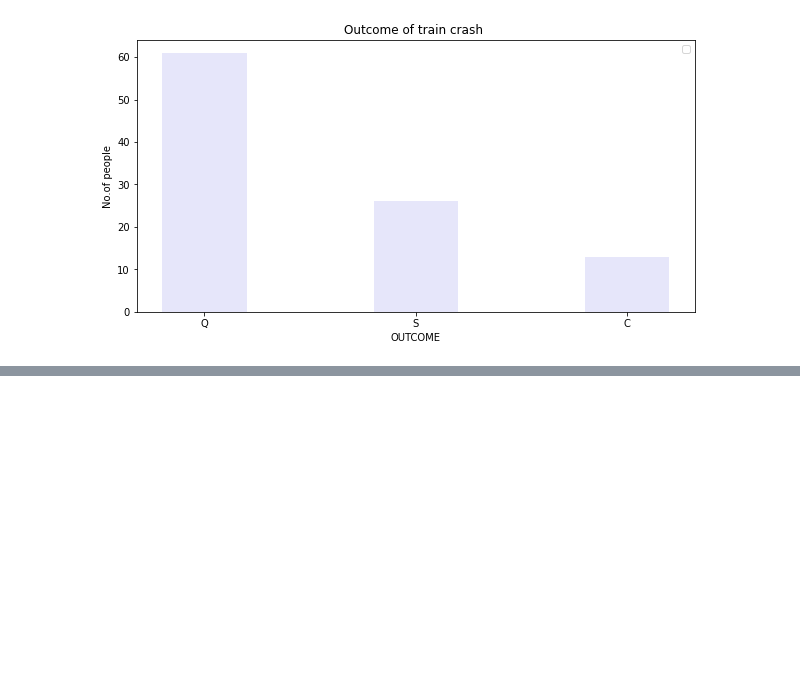
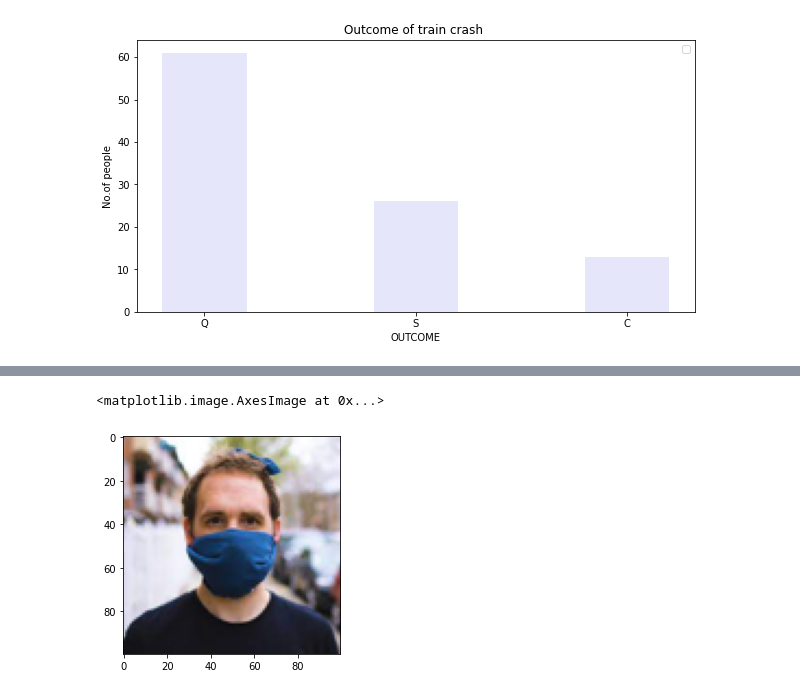
Before and after one commit to aastha621/Artificial-Intelligence, a Jupyter notebook: 034_AasthaJain_2.ipynb, the cells around one changed output, grey strips where cells are left out. Cells and saved outputs as stored; diff of their text form; code cells hidden in the pictures; blank space fills up the shorter version.

```diff
--- a/034_AasthaJain_2.ipynb
+++ b/034_AasthaJain_2.ipynb
@@ -198,0 +301,7 @@ No handles with labels found to put in legend.
+# %%
+from matplotlib.pyplot import imshow
+
+imshow(Image.fromarray(resized_list[1]))
+# %% [output]
+<matplotlib.image.AxesImage at 0x...>
+[figure, added]
```
Also changed, not shown: parts of 13 cells of this notebook.
